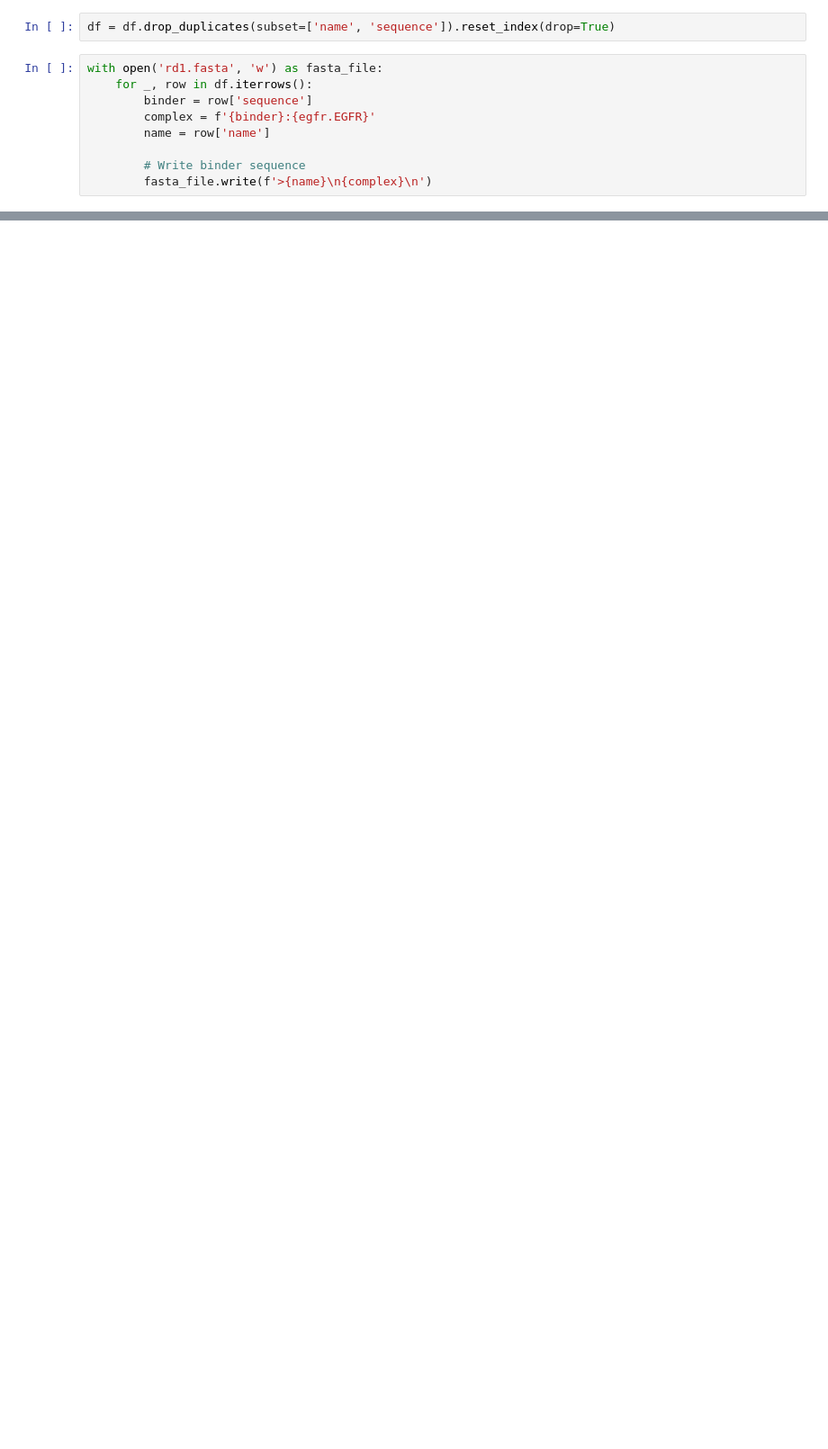
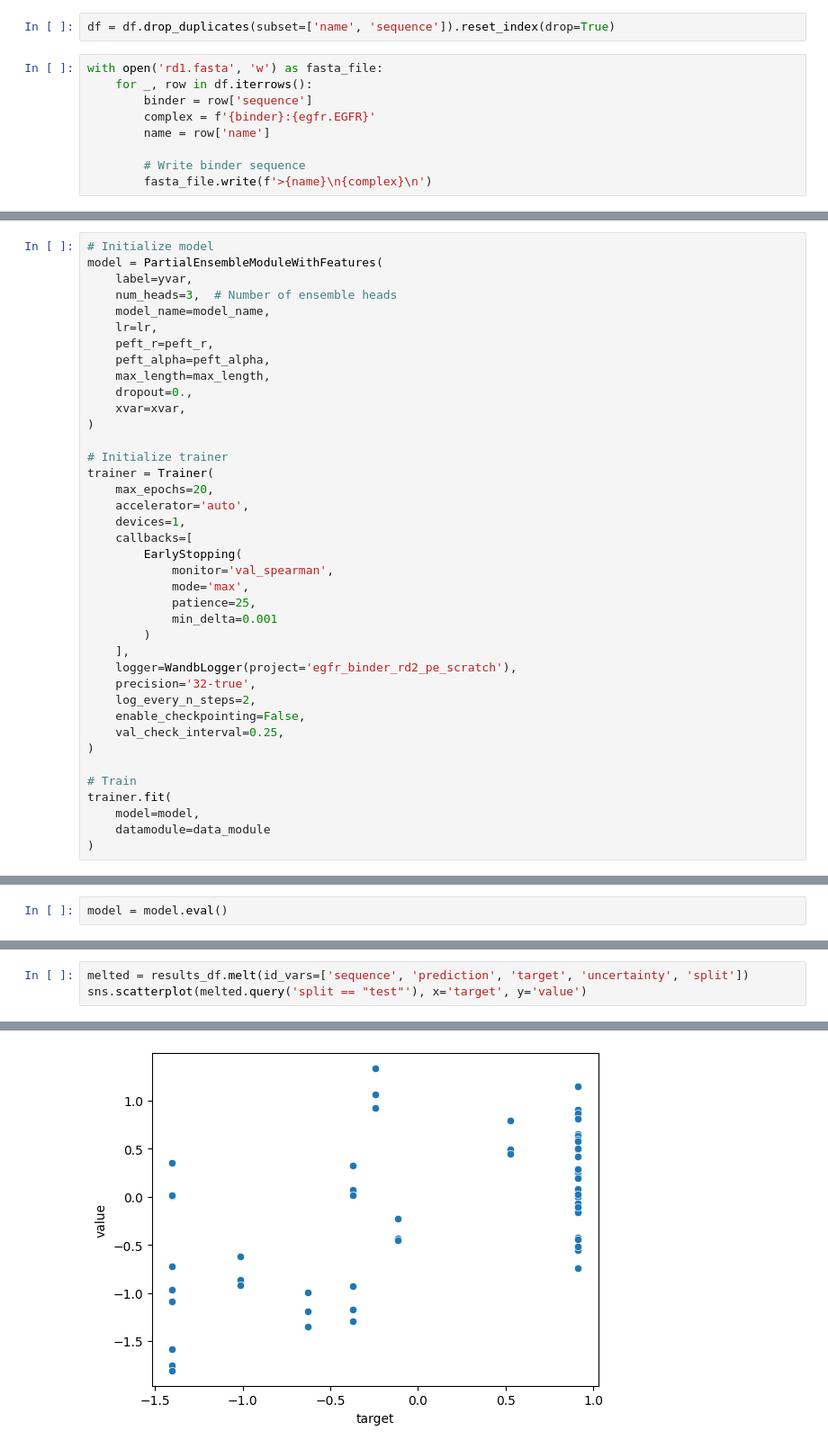
Before and after one commit to ANaka/egfr_binder_rd2, a Jupyter notebook: notebooks/dataset.ipynb, the cells around one changed output, grey strips where cells are left out. Shown at 90% size. Saved outputs shown, nothing was run; the diff lists cells and outputs as text; blank space fills up the shorter version.

```diff
--- a/notebooks/dataset.ipynb
+++ b/notebooks/dataset.ipynb
@@ -41,0 +203,39 @@ df
+# %%
+# Initialize model
+model = PartialEnsembleModuleWithFeatures(
+    label=yvar,
+    num_heads=3,  # Number of ensemble heads
+    model_name=model_name,
+    lr=lr,
+    peft_r=peft_r,
+    peft_alpha=peft_alpha,
+    max_length=max_length,
+    dropout=0.,
+    xvar=xvar,
+)
+
+# Initialize trainer
+trainer = Trainer(
+    max_epochs=20,
+    accelerator='auto',
+    devices=1,
+    callbacks=[
+        EarlyStopping(
+            monitor='val_spearman',
+            mode='max',
+            patience=25,
+            min_delta=0.001
+        )
+    ],
+    logger=WandbLogger(project='egfr_binder_rd2_pe_scratch'),
+    precision='32-true',
+    log_every_n_steps=2,
+    enable_checkpointing=False,
+    val_check_interval=0.25,
+)
+
+# Train
+trainer.fit(
+    model=model,
+    datamodule=data_module
+)
@@ -41,0 +260,2 @@ df
+# %%
+model = model.eval()
@@ -41,0 +333,4 @@ df
+# %%
+melted = results_df.melt(id_vars=['sequence', 'prediction', 'target', 'uncertainty', 'split'])
+sns.scatterplot(melted.query('split == "test"'), x='target', y='value')
+# %% [output]
@@ -41,0 +338 @@ df
+[figure, added]
```
Also changed, not shown: parts of 20 cells of this notebook, 3 other files.
